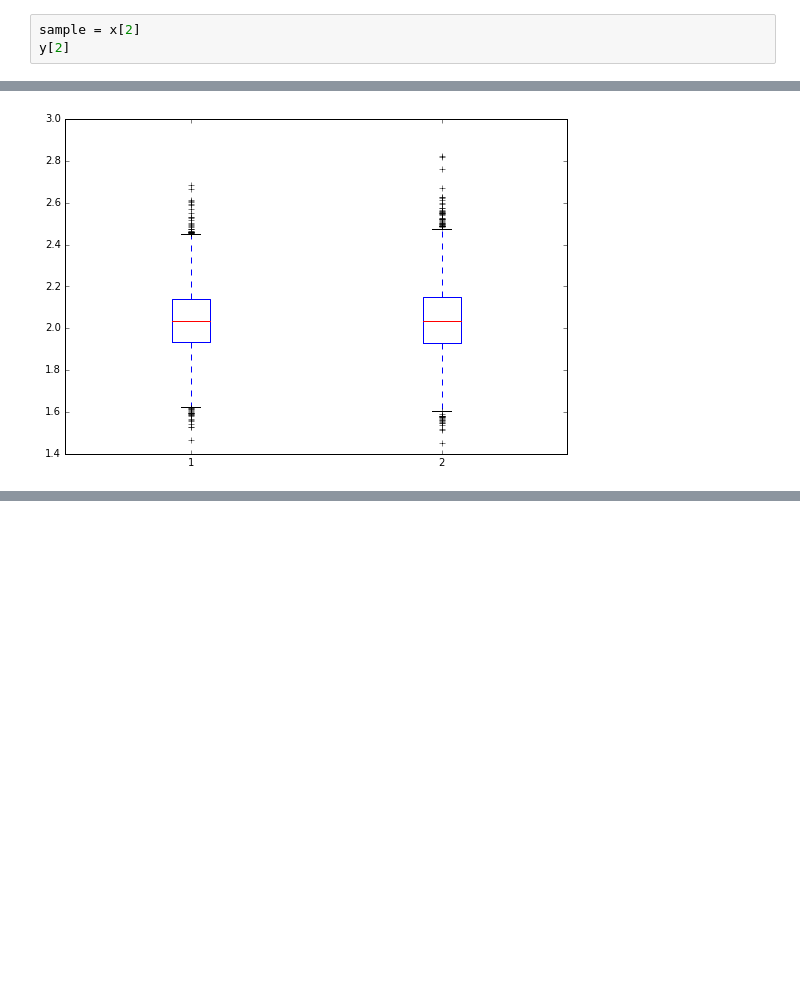
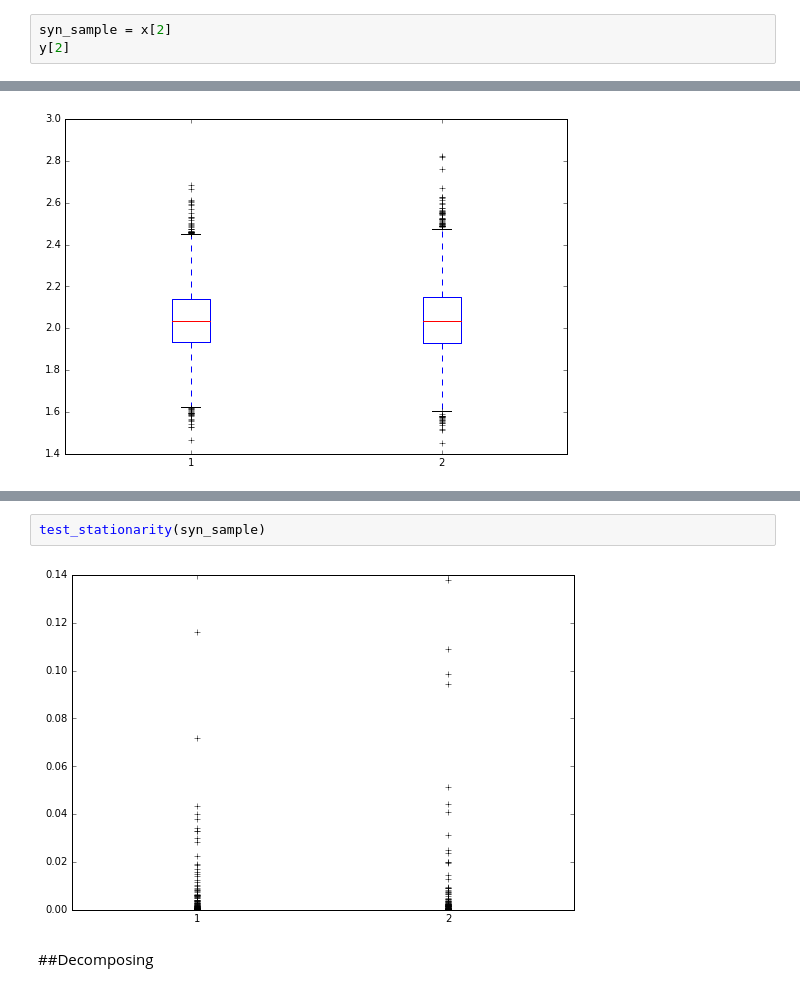
Before and after one commit to franloza/ETS-Challenge, a Jupyter notebook: notebooks/data_analysis.ipynb, the cells around one changed output, grey strips where cells are left out. Cells and saved outputs as stored; diff of their text form; blank space fills up the shorter version.

```diff
--- a/notebooks/data_analysis.ipynb
+++ b/notebooks/data_analysis.ipynb
@@ -23,7 +23,7 @@ plt.show()
 # %% [markdown]
 ##Synthetic financial series sample
 # %%
-sample = x[2]
+syn_sample = x[2]
 y[2]
 # %% [output]
 1
@@ -103,0 +144,6 @@ box_plots(real_dw, syn_dw)
+# %%
+test_stationarity(syn_sample)
+# %% [output]
+[figure, added]
+# %% [markdown]
+##Decomposing
```
Also changed, not shown: parts of 20 cells of this notebook, 7 other files.
